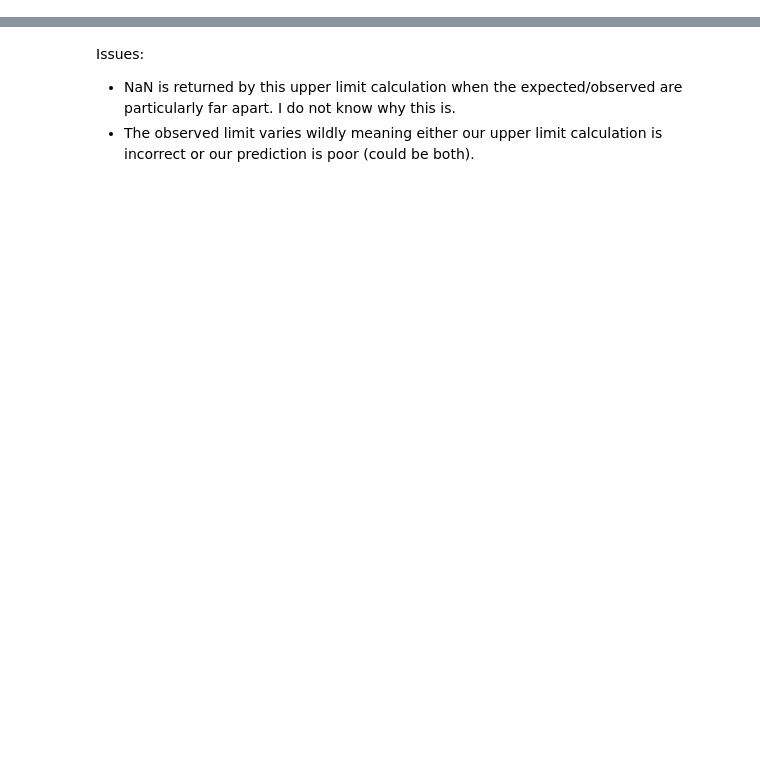
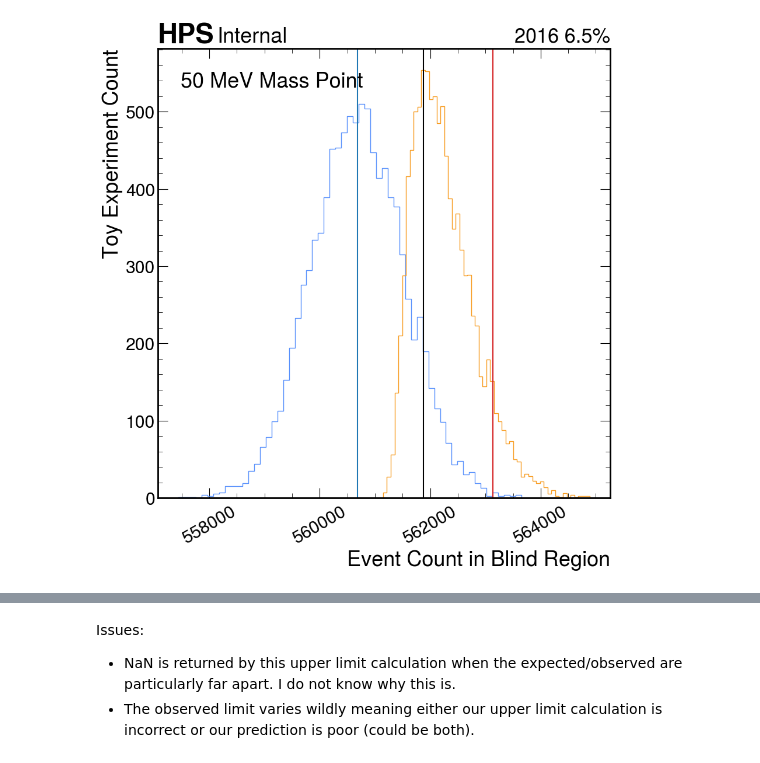
Before and after one commit to aidanchsu2/Gaussian-Process-Resonance-Search, a Jupyter notebook: notebooks/limit-setting.ipynb, the cells around one changed output, grey strips where cells are left out. Cells and saved outputs as stored; diff of their text form; code cells hidden in the pictures; blank space fills up the shorter version.

```diff
--- a/notebooks/limit-setting.ipynb
+++ b/notebooks/limit-setting.ipynb
@@ -65,34 +54,36 @@ AttributeError: 'DataFrame' object has no attribute 'prediction'
 #  blue line - predicted event count
 #  black line - observed event count
 #  red line - upper limit using observed event count
-i_mass=26
+i_mass=2
 plt.hist(
     toy_experiments[:,i_mass],
     bins='auto',
     histtype='step'
 )
 plt.hist(
     toy_up_lim[:,i_mass]+bkgd_pred[i_mass],
     bins='auto',
     histtype='step'
 )
 plt.axvline(results.prediction[i_mass], color='tab:blue')
 plt.axvline(results.observation[i_mass], color='black')
 plt.axvline(
     bkgd_pred[i_mass]+limit_setting._single_bin_cls(bkgd_pred[i_mass], results.observation[i_mass]),
     color='tab:red'
 )
 plt.tick_params('x',rotation=30)
 label()
 plt.xlabel('Event Count in Blind Region')
 plt.ylabel('Toy Experiment Count')
 plt.annotate(
     f'{results.mass[i_mass]*1000:.0f} MeV Mass Point',
     xy=(0.05,0.95),
     ha='left', va='top',
     xycoords='axes fraction'
 )
 plt.show()
+# %% [output]
+[figure, added]
 # %%
 # summary "brazil" plot
 #   calculate median and the green/yellow bands using the quantiles of the toy
```
Also changed, not shown: parts of 6 cells of this notebook, 10 other files.
